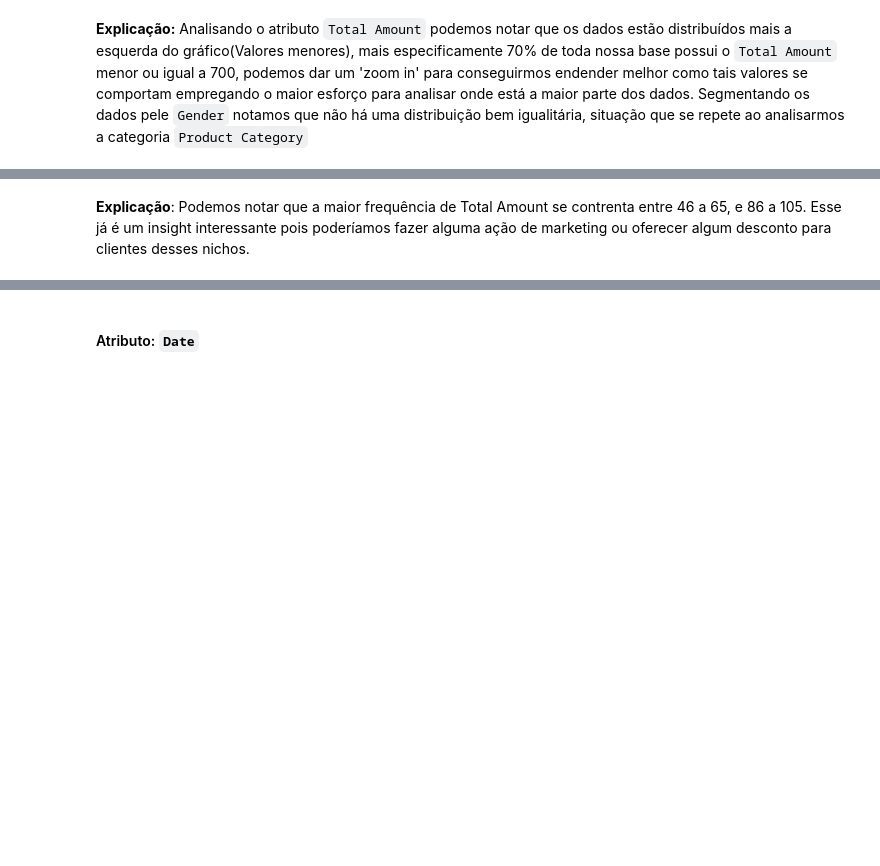
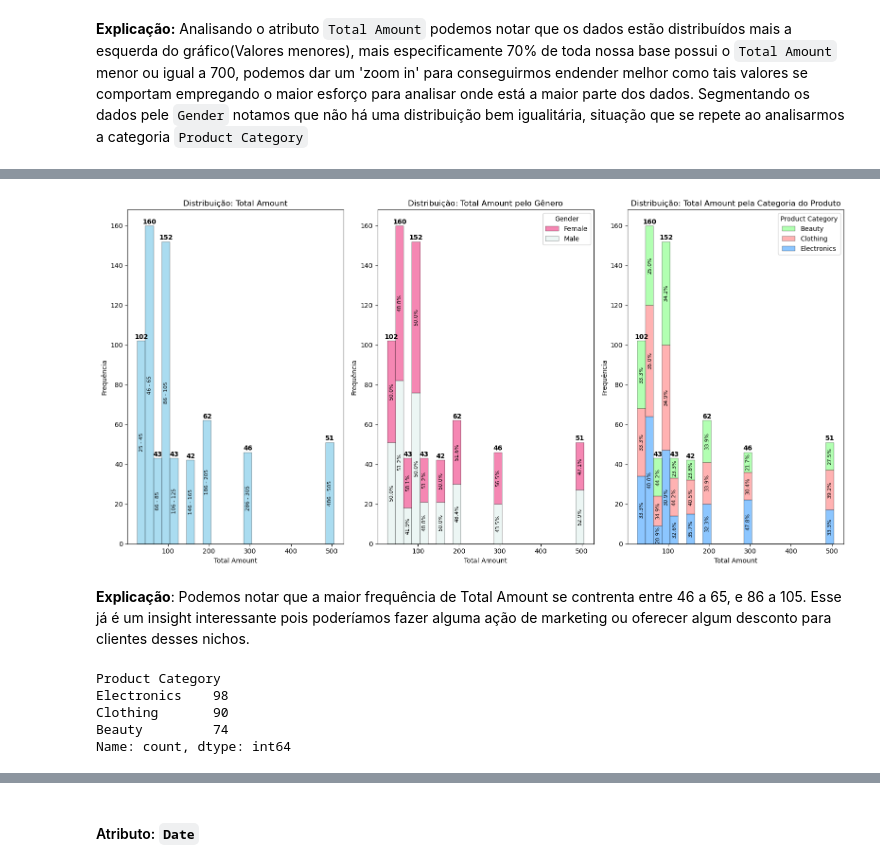
Before and after one commit to DevBrunoP/AED-Retail-Sales-Dataset, a Jupyter notebook: AED - Dados Varejo.ipynb, the cells around one changed output, grey strips where cells are left out. Saved outputs shown, nothing was run; the diff lists cells and outputs as text; code cells hidden in the pictures; blank space fills up the shorter version.

```diff
--- a/AED - Dados Varejo.ipynb
+++ b/AED - Dados Varejo.ipynb
@@ -629,2 +520,56 @@ plt.show()
+# %%
+# Criação dos Grids 1x3
+janela, graficos = plt.subplots(nrows=1, ncols=3, figsize=(16,8))
+
+# Gráfico 1 (Histograma do Total Amount limitado a 500)
+#-----------
+binwidth_value = 20  # Defina o tamanho do intervalo
+
+histplot = sns.histplot(data=df_amount_menor_500, x='Total Amount', binwidth=binwidth_value, ax=graficos[0], color='skyblue', edgecolor="black", alpha=0.7, linewidth=0.3)
+graficos[0].set_title('Distribuição: Total Amount', fontsize=12)
+graficos[0].set_xlabel('Total Amount', fontsize=10)
+graficos[0].set_ylabel("Frequência", fontsize=10)
+
+cria_rotulos_barras(histrgrama=histplot, grid=graficos, posicao_grid=0, fontsize= 10, binwidth_value=20)
+
+rotula_intervalo_bins(histrgrama=histplot, grid=graficos, posicao_grid=0, fontsize=8, binwidth_value=20)
+
+# 📌 Gráfico 2 (Frequência + Percentuais por Gender)
+histplot2 = sns.histplot(data=df_amount_menor_500, x='Total Amount', hue='Gender', binwidth=20, multiple="stack", ax=graficos[1], edgecolor="black", linewidth=0.3, palette=palete_gender)
+
+cria_rotulos_barras(histrgrama=histplot, grid=graficos, posicao_grid=1, fontsize= 10, binwidth_value=20)
+
+rotula_percentual_segmentado_barras(histograma=histplot2, grid=graficos, posicao_grid=1, fontsize=8)
+
+# Customizações adicionais do gráfico 1
+graficos[1].set_title('Distribuição: Total Amount pelo Gênero', fontsize=12)
+graficos[1].set_xlabel('Total Amount', fontsize=10)
+graficos[1].set_ylabel('Frequência', fontsize=10)
+
+# Criação do gráfico 3
+histplot3 = sns.histplot(data=df_amount_menor_500, x='Total Amount', hue='Product Category', binwidth=20,  multiple="stack", ax=graficos[2], edgecolor="black", linewidth=0.3, palette=palette_product_category)
+
+cria_rotulos_barras(histrgrama=histplot, grid=graficos, posicao_grid=2, fontsize= 10, binwidth_value=20)
+
+rotula_percentual_segmentado_barras(histograma=histplot3, grid=graficos, posicao_grid=2, fontsize=8)
+
+# Customizações adicionais do gráfico 1
+graficos[2].set_title('Distribuição: Total Amount pela Categoria do Produto', fontsize=12)
+graficos[2].set_xlabel('Total Amount', fontsize=10)
+graficos[2].set_ylabel('Frequência', fontsize=10)
+
+# Exibir os gráficos
+plt.tight_layout()
+plt.show()
+# %% [output]
+[figure, added]
 # %% [markdown]
 **Explicação**: Podemos notar que a maior frequência de Total Amount se contrenta entre 46 a 65, e 86 a 105. Esse já é um insight interessante pois poderíamos fazer alguma ação de marketing ou oferecer algum desconto para clientes desses nichos.
+# %%
+df_teste['Product Category'].value_counts()
+# %% [output]
+Product Category
+Electronics    98
+Clothing       90
+Beauty         74
+Name: count, dtype: int64
```
Also changed, not shown: parts of 11 cells of this notebook.
